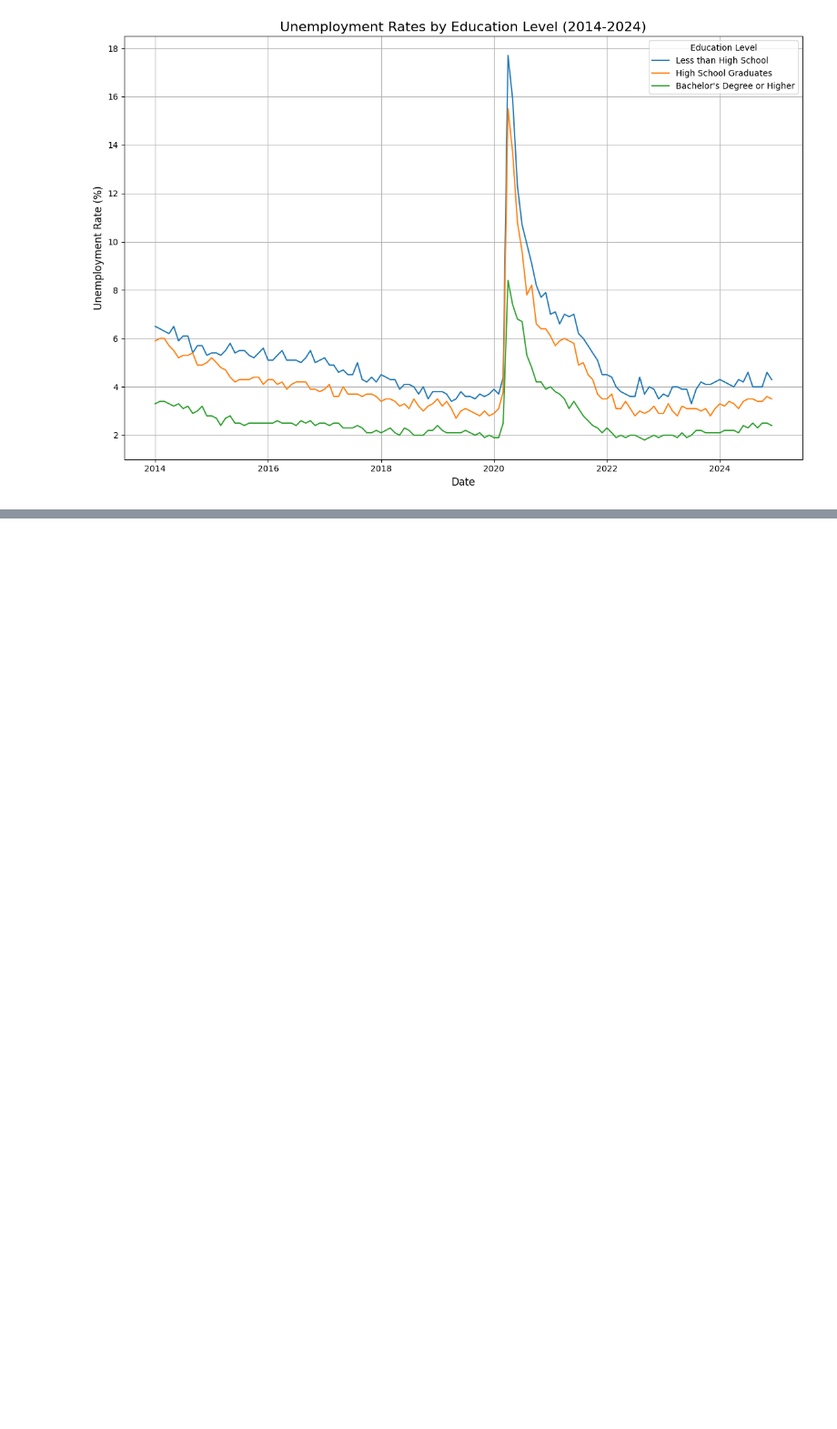
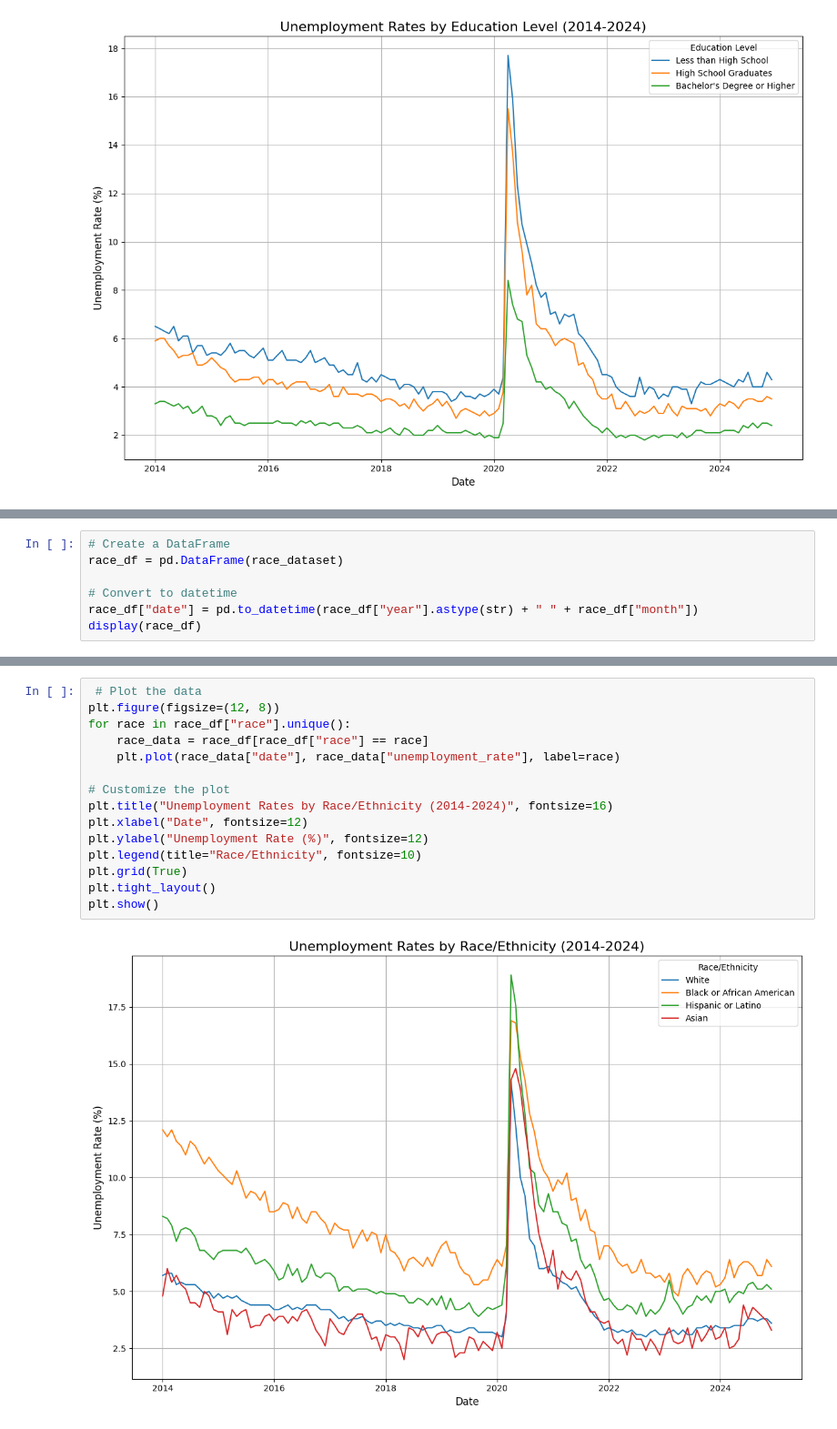
Before and after one commit to inCloset/group3-project-25.02.01, a Jupyter notebook: UnemploymentRate.ipynb, the cells around one changed output, grey strips where cells are left out. Shown at 91% size. Saved outputs shown, nothing was run; the diff lists cells and outputs as text; blank space fills up the shorter version.

Commit message:
added insight on race

```diff
--- a/UnemploymentRate.ipynb
+++ b/UnemploymentRate.ipynb
@@ -310,0 +346,7 @@ plt.show()
+# %%
+# Create a DataFrame
+race_df = pd.DataFrame(race_dataset)
+
+# Convert to datetime
+race_df["date"] = pd.to_datetime(race_df["year"].astype(str) + " " + race_df["month"])
+display(race_df)
@@ -310,0 +367,17 @@ plt.show()
+# %%
+ # Plot the data
+plt.figure(figsize=(12, 8))
+for race in race_df["race"].unique():
+    race_data = race_df[race_df["race"] == race]
+    plt.plot(race_data["date"], race_data["unemployment_rate"], label=race)
+
+# Customize the plot
+plt.title("Unemployment Rates by Race/Ethnicity (2014-2024)", fontsize=16)
+plt.xlabel("Date", fontsize=12)
+plt.ylabel("Unemployment Rate (%)", fontsize=12)
+plt.legend(title="Race/Ethnicity", fontsize=10)
+plt.grid(True)
+plt.tight_layout()
+plt.show()
+# %% [output]
+[figure, added]
```
Also changed, not shown: parts of 2 cells of this notebook.
